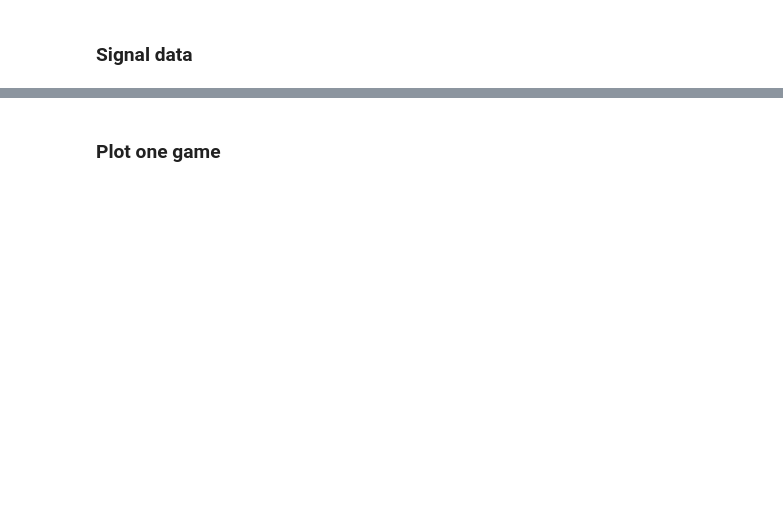
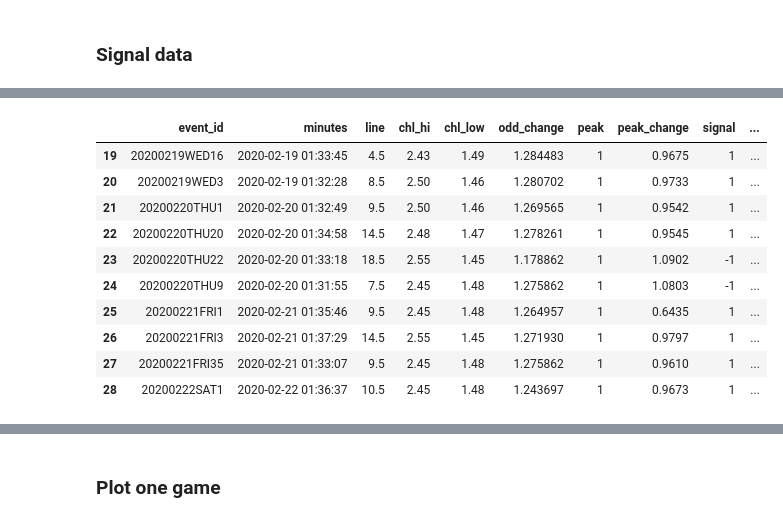
Before and after one commit to tysonwu/odds-crawl-app, a Jupyter notebook: development/data_collection/signal analysis.ipynb, the cells around one changed output, grey strips where cells are left out. Drawn from its saved outputs; the diff is of its cells as text; code cells hidden in the pictures; blank space fills up the shorter version.

Commit message:
Analysis update

```diff
--- a/development/data_collection/signal analysis.ipynb
+++ b/development/data_collection/signal analysis.ipynb
@@ -59,3 +32,18 @@ signals.signal_analysis()
+# %%
+signal = signals.signal_analysis()
+signal.tail(10)
+# %% [output]
+|  | event_id | minutes | line | chl_hi | chl_low | odd_change | peak | peak_change | signal | ... |
+| 19 | 20200219WED16 | 2020-02-19 01:33:45 | 4.5 | 2.43 | 1.49 | 1.284483 | 1 | 0.9675 | 1 | ... |
+| 20 | 20200219WED3 | 2020-02-19 01:32:28 | 8.5 | 2.50 | 1.46 | 1.280702 | 1 | 0.9733 | 1 | ... |
+| 21 | 20200220THU1 | 2020-02-20 01:32:49 | 9.5 | 2.50 | 1.46 | 1.269565 | 1 | 0.9542 | 1 | ... |
+| 22 | 20200220THU20 | 2020-02-20 01:34:58 | 14.5 | 2.48 | 1.47 | 1.278261 | 1 | 0.9545 | 1 | ... |
+| 23 | 20200220THU22 | 2020-02-20 01:33:18 | 18.5 | 2.55 | 1.45 | 1.178862 | 1 | 1.0902 | -1 | ... |
+| 24 | 20200220THU9 | 2020-02-20 01:31:55 | 7.5 | 2.45 | 1.48 | 1.275862 | 1 | 1.0803 | -1 | ... |
+| 25 | 20200221FRI1 | 2020-02-21 01:35:46 | 9.5 | 2.45 | 1.48 | 1.264957 | 1 | 0.6435 | 1 | ... |
+| 26 | 20200221FRI3 | 2020-02-21 01:37:29 | 14.5 | 2.55 | 1.45 | 1.271930 | 1 | 0.9797 | 1 | ... |
+| 27 | 20200221FRI35 | 2020-02-21 01:33:07 | 9.5 | 2.45 | 1.48 | 1.275862 | 1 | 0.9610 | 1 | ... |
+| 28 | 20200222SAT1 | 2020-02-22 01:36:37 | 10.5 | 2.45 | 1.48 | 1.243697 | 1 | 0.9673 | 1 | ... |
 # %%
 signal = signals.signal_analysis(min_peak_change=0.96)
 signals.graph_profit(signal)
```
Also changed, not shown: parts of 5 cells of this notebook.
